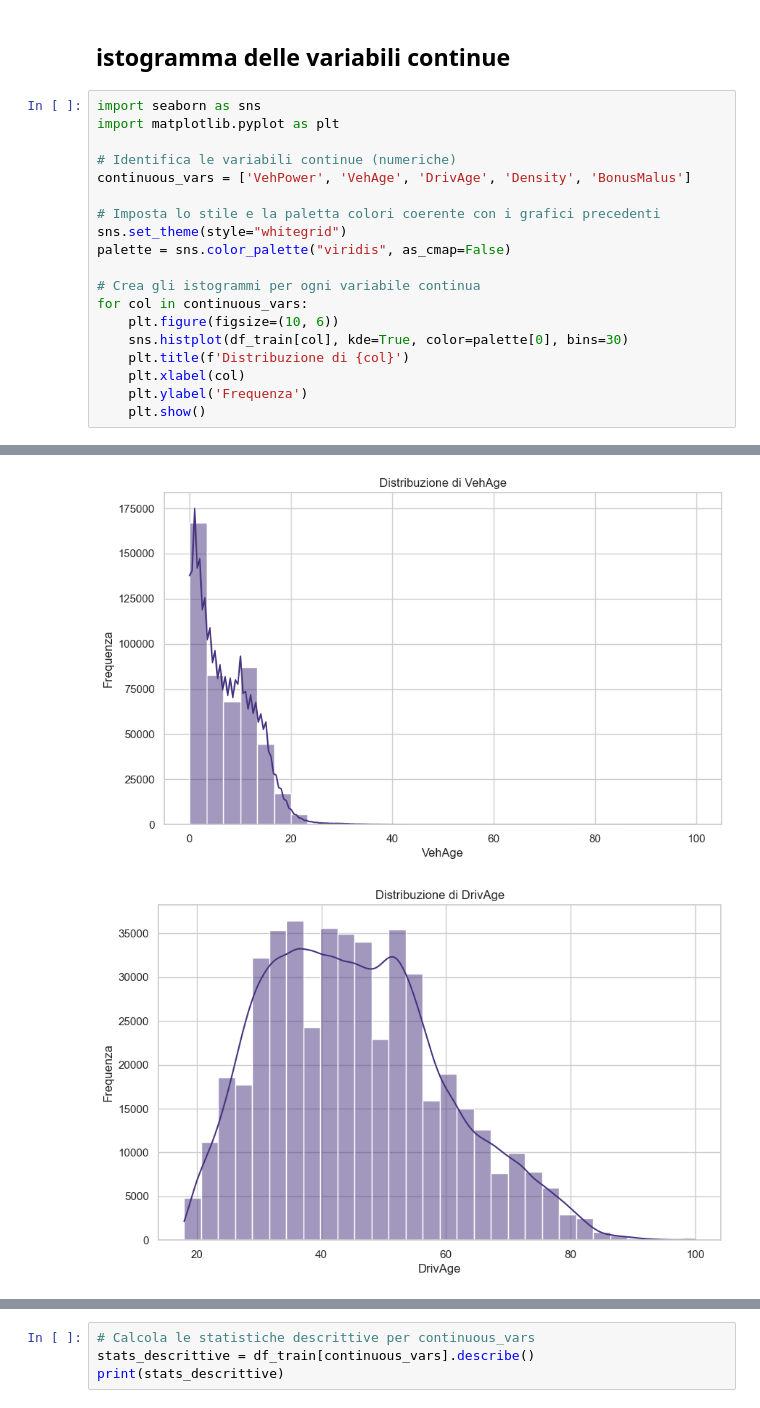
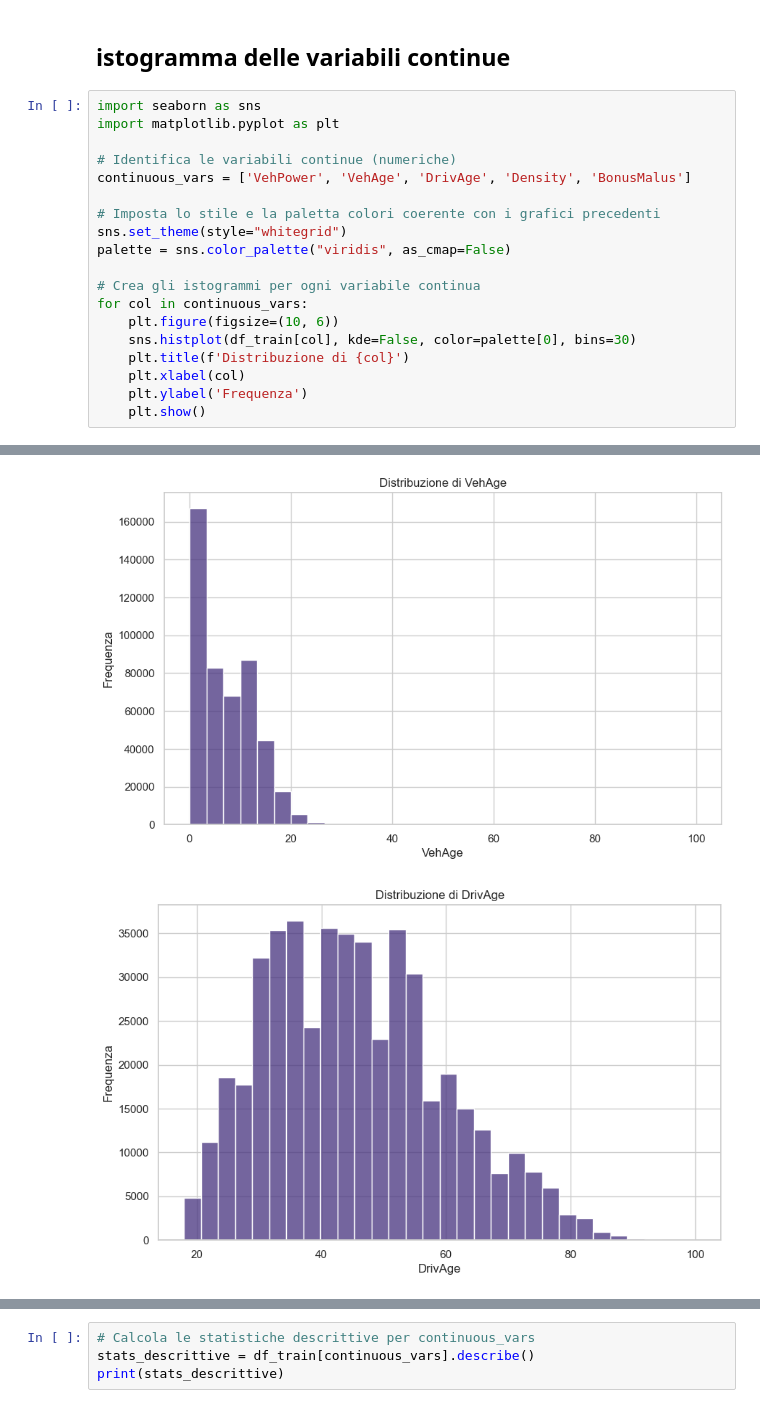
Before and after one commit to spedygiorgio/deployactuarialprod, a Jupyter notebook: notebooks/explore_dataset.ipynb, the cells around one changed output, grey strips where cells are left out. Cells and saved outputs as stored; diff of their text form.

```diff
--- a/notebooks/explore_dataset.ipynb
+++ b/notebooks/explore_dataset.ipynb
@@ -92,7 +92,7 @@ palette = sns.color_palette("viridis", as_cmap=False)
 # Crea gli istogrammi per ogni variabile continua
 for col in continuous_vars:
     plt.figure(figsize=(10, 6))
-    sns.histplot(df_train[col], kde=True, color=palette[0], bins=30)
+    sns.histplot(df_train[col], kde=False, color=palette[0], bins=30)
     plt.title(f'Distribuzione di {col}')
     plt.xlabel(col)
     plt.ylabel('Frequenza')
@@ -102,2 +102,2 @@ for col in continuous_vars:
-[figure, old version]
+[figure, new version]
-[figure, old version]
+[figure, new version]
```
Also changed, not shown: parts of 3 cells of this notebook, 3 other files.
